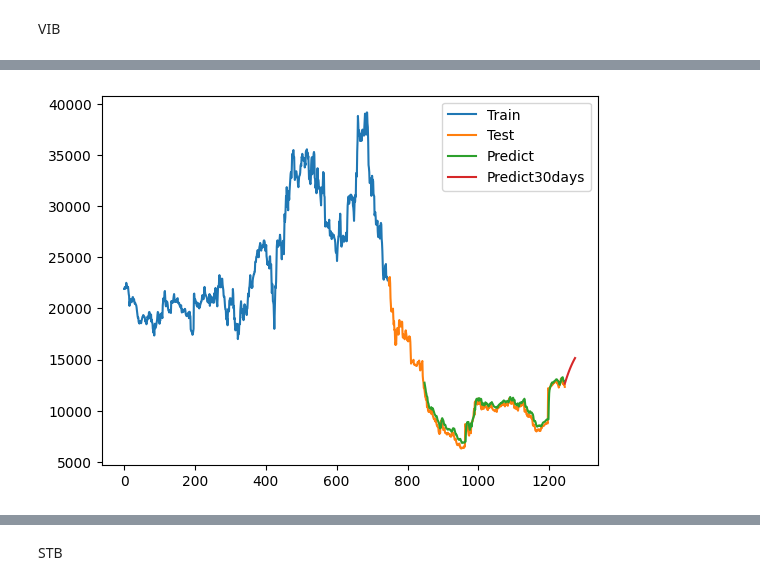
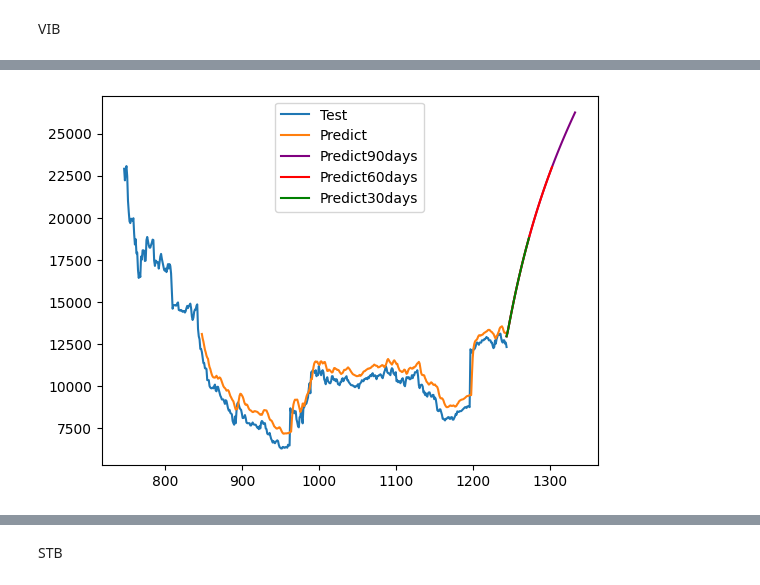
Before and after one commit to uit-21522279/IS403.O21.HTCL, a Jupyter notebook: gru/gru 6_4.ipynb, the cells around one changed output, grey strips where cells are left out. Saved outputs shown, nothing was run; the diff lists cells and outputs as text; code cells hidden in the pictures.

```diff
--- a/gru/gru 6_4.ipynb
+++ b/gru/gru 6_4.ipynb
@@ -549,14 +542,20 @@ while(i<30):
 # %%
-train_data_index = pd.RangeIndex(start=0, stop=train_size, step=1)
-plt.plot(scaler.inverse_transform(train_data))
+# Vẽ hình dự báo
+
 test_data_index = pd.RangeIndex(start=train_size, stop=train_size+test_size, step=1)
-plt.plot(test_data_index,scaler.inverse_transform(test_data))
-test_data_index = pd.RangeIndex(start=train_size+101, stop=train_size+test_size, step=1)
-plt.plot(test_data_index,(y_pred))
-prediect_data_index = pd.RangeIndex(start=len(df1)-1, stop=len(df1)+29, step=1)
-plt.plot(prediect_data_index,scaler.inverse_transform(lst_output))
+plt.plot(test_data_index, scaler.inverse_transform(test_data))
 
-plt.legend(['Train','Test','Predict','Predict30days'])
+test_data_index = pd.RangeIndex(start=train_size+time_step+1, stop=train_size+test_size, step=1)
+plt.plot(test_data_index, (y_pred))
+
+predict_data_index_90 = pd.RangeIndex(start=len(df1)-1, stop=len(df1)+89, step=1)
+plt.plot(predict_data_index_90,next_90_days, color='purple')
+predict_data_index_60 = pd.RangeIndex(start=len(df1)-1, stop=len(df1)+59, step=1)
+plt.plot(predict_data_index_60,next_60_days, color='red')
+predict_data_index_30 = pd.RangeIndex(start=len(df1)-1, stop=len(df1)+29, step=1)
+plt.plot(predict_data_index_30,next_30_days, color='green')
+plt.legend(['Test','Predict','Predict90days', 'Predict60days', 'Predict30days'])
+
 plt.show()
 # %% [output]
-[figure, old version]
+[figure, new version]
```
Also changed, not shown: parts of 30 cells of this notebook, 17 other files.
